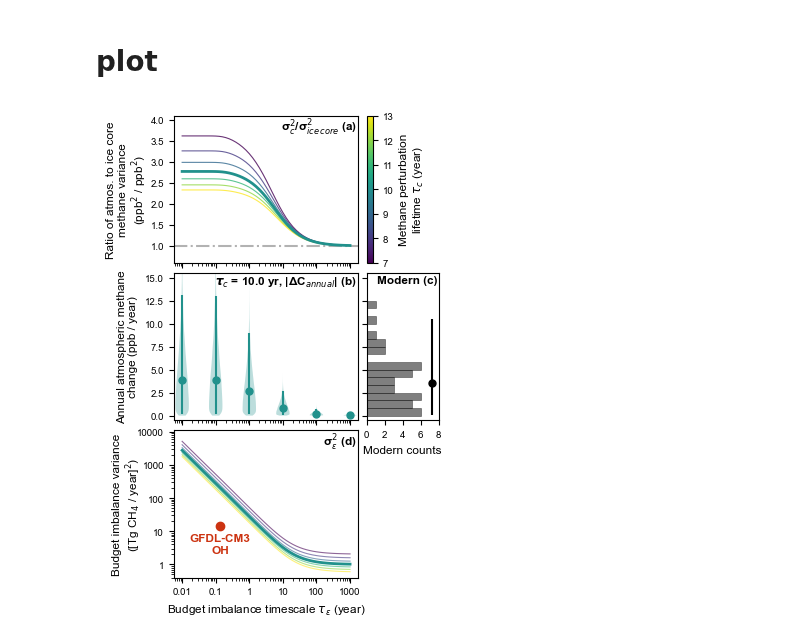
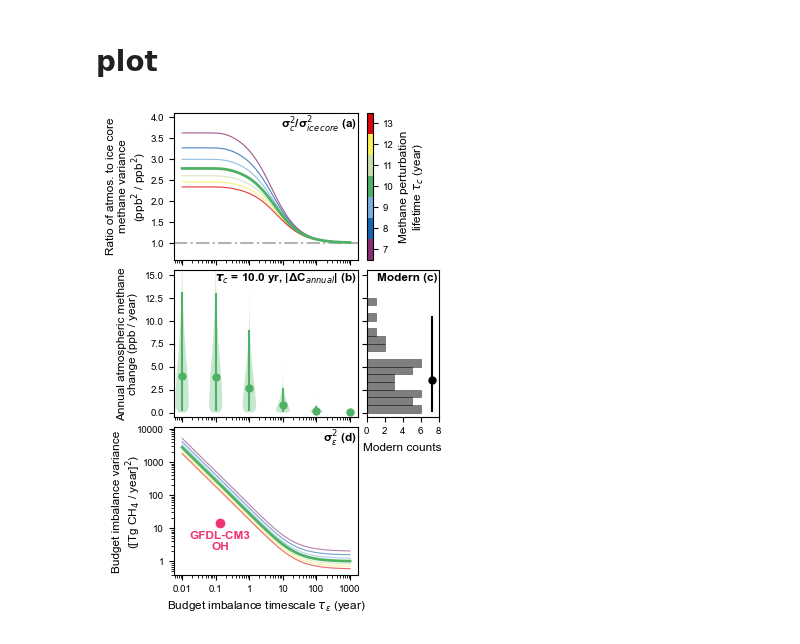
Before and after one commit to ericjmei/methane_noise_forcing, a Jupyter notebook: notebooks/figures_for_publication/forcing_variance_required.ipynb, the cells around one changed output. Drawn from its saved outputs; the diff is of its cells as text; code cells hidden in the pictures.

Commit message:
added rainbow and discretized the colorbar in fig 3

```diff
--- a/notebooks/figures_for_publication/forcing_variance_required.ipynb
+++ b/notebooks/figures_for_publication/forcing_variance_required.ipynb
@@ -508,6 +510,7 @@ density_points = 256
 width_decades = 0.2
 alpha_fill = 0.3
 labelx = -0.25 # x position for y-axis labels
+discrete_vals = [9, 10, 14, 15, 17, 18, 26] # taus to highlight in colors_discrete
 def multiplot_params(tau, tau_methane_mid=tau_methane_mid, lw_other=0.8, alpha_other=0.7):
     """ensures line with focus in panel b is thicker, more opaque, and on top"""
     if tau == tau_methane_mid:
@@ -522,11 +525,20 @@ def multiplot_params(tau, tau_methane_mid=tau_methane_mid, lw_other=0.8, alpha_o
     return kwargs
 
 # --- Colormap for τ sweep ---
-cmap = plt.get_cmap("viridis")   # or "cividis"
-norm = mpl.colors.Normalize(vmin=7, vmax=13)
+hex_colors = [colors_discrete[val] for val in discrete_vals]
+cmap = ListedColormap(hex_colors)
+
+# Define boundaries halfway between tau values
+boundaries = np.concatenate([
+    [taus_to_plot[0] - 0.5],
+    (taus_to_plot[:-1] + taus_to_plot[1:]) / 2,
+    [taus_to_plot[-1] + 0.5]
+])
+norm = BoundaryNorm(boundaries, cmap.N)
+
 sm = mpl.cm.ScalarMappable(norm=norm, cmap=cmap)
 sm.set_array([])
-mid_color = cmap(norm(tau_methane_mid))
+mid_color = hex_colors[taus_to_plot.tolist().index(int(tau_methane_mid))]
 
 # --- Figure layout ---
 fig = plt.figure(figsize=(fig_width_options["one_column"], 3 * 2))
@@ -560,10 +572,18 @@ ax_atmospheric.set_ylim(ylim_atmospheric)
 ax_atmospheric.set_ylabel('Ratio of atmos. to ice core\nmethane variance\n(ppb$^2$ / ppb$^2$)')
 
 # --- Colorbar for τ sweep ---
+# cax = fig.add_subplot(gs[0, 1])
+# cb = fig.colorbar(sm, cax=cax, orientation="vertical")
+# cb.set_label("Methane perturbation\nlifetime"+r" $\tau_{c}$ (year)")
+# cb.set_ticks(np.arange(7, 14))
 cax = fig.add_subplot(gs[0, 1])
-cb = fig.colorbar(sm, cax=cax, orientation="vertical")
+cb = fig.colorbar(
+    sm, cax=cax, orientation="vertical",
+    ticks=taus_to_plot, boundaries=boundaries, spacing="proportional"
+)
 cb.set_label("Methane perturbation\nlifetime"+r" $\tau_{c}$ (year)")
-cb.set_ticks(np.arange(7, 14))
+cb.minorticks_off()
+cb.ax.yaxis.set_minor_locator(mticker.NullLocator())
 
 # -------------------------------------------------------------------
 # (b) Annual methane change (violin) – τ=10
@@ -645,11 +665,11 @@ for tau in taus_to_plot:
     )
 
 # GFDL-CM3 OH point
-ax_forcing.plot(0.13, 14.4, "o", color=colors_vibrant["red"], zorder=10)
+ax_forcing.plot(0.13, 14.4, "o", color=colors_vibrant["magenta"], zorder=10)
 ax_forcing.text(
     0.25, 0.30, "GFDL-CM3\nOH",
     transform=ax_forcing.transAxes, ha="center", va="top",
-    fontweight="bold", color=colors_vibrant["red"]
+    fontweight="bold", color=colors_vibrant["magenta"]
 )
 
 ax_forcing.set_ylabel('Budget imbalance variance\n([Tg CH$_4$ / year]$^2$)')
@@ -662,31 +682,31 @@ ax_forcing.set_xscale("log")
 ax_forcing.set_xlim(xlim)
 ax_forcing.set_xlabel(r"Budget imbalance timescale $\tau_{\varepsilon}$ (year)")
 ax_forcing.xaxis.set_major_locator(mticker.LogLocator(base=10))
 ax_forcing.xaxis.set_major_formatter(mticker.FuncFormatter(lambda v, pos: f"{v:g}"))
 ax_forcing.xaxis.set_minor_formatter(mticker.NullFormatter())
 
 # -------------------------------------------------------------------
 # (e) Annotations
 # -------------------------------------------------------------------
 annotate_panel(ax_atmospheric, "σ$_c^2$/σ$_{ice\,core}^2$ (a)", loc="right")
 annotate_panel(ax_change, r"$\boldsymbol{\tau}_c$ =" + f" {tau_methane_mid} yr, " + "|ΔC$_{annual}$| (b)", loc="right")
 annotate_panel(ax_modern, "Modern (c)", xpad=0.02, ypad=0.015, loc="right")
 annotate_panel(ax_forcing, "σ$_{ε}^2$ (d)", loc="right")
 
 for ax in [ax_atmospheric, ax_change, ax_forcing]:
     ax.yaxis.set_label_coords(labelx, 0.5)
     ax.yaxis.label.set_verticalalignment('center')
 
 # -------------------------------------------------------------------
 # Save
 # -------------------------------------------------------------------
 if tau_methane_mid == 10.0:
     name = f"fig_3"
 else:
     name = f"fig_3_tau{int(tau_methane_mid)}"
 fig.savefig(
     f"{cfg.paths.figures_dir}/for_publication/{name}.pdf",
     bbox_inches="tight", dpi=300
 )
 # %% [output]
-[figure, old version]
+[figure, new version]
```
Also changed, not shown: parts of 1 cell of this notebook, 1 other file.
